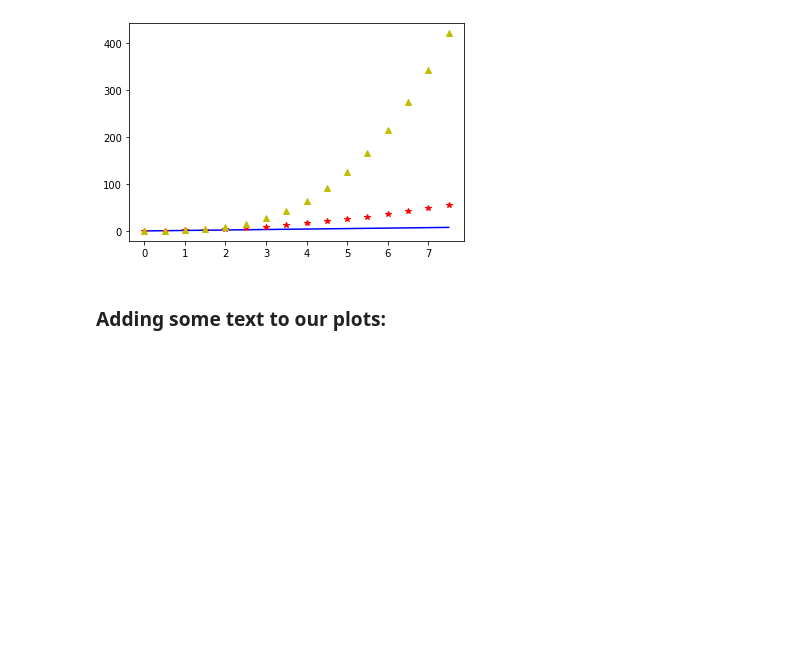
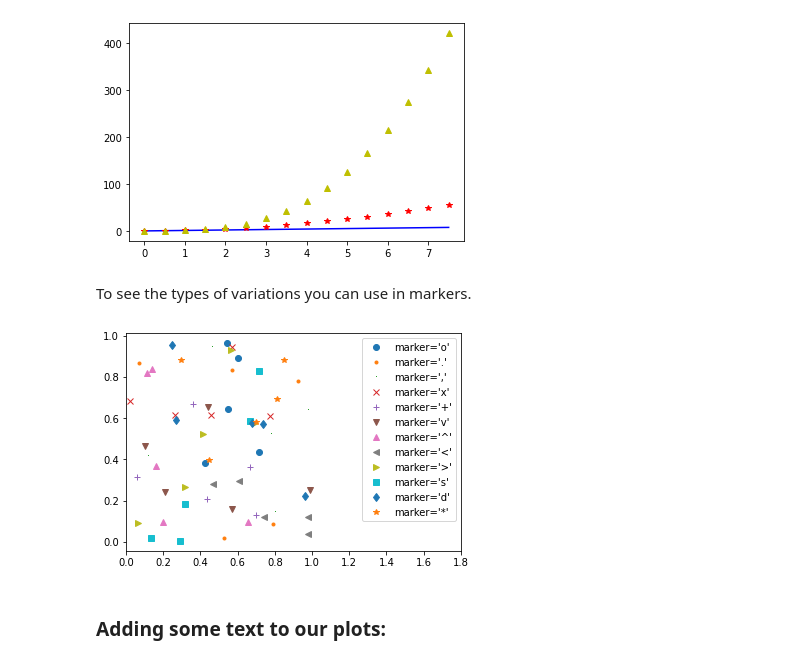
Before and after one commit to suzannelittle/ca682i, a Jupyter notebook: notebooks/matplotlib.ipynb, the cells around one changed output. Drawn from its saved outputs; the diff is of its cells as text; code cells hidden in the pictures; blank space fills up the shorter version.

```diff
--- a/notebooks/matplotlib.ipynb
+++ b/notebooks/matplotlib.ipynb
@@ -93,6 +93,17 @@ plt.plot(x, x, 'b-', x, x**2, 'r*', x, x**3, 'y^', linewidth=1.5)
 plt.show()
 # %% [output]
 [figure]
+# %% [markdown]
+To see the types of variations you can use in markers.
+# %%
+rng = np.random.RandomState(0)
+for marker in ['o', '.', ',', 'x', '+', 'v', '^', '<', '>', 's', 'd', '*']:
+    plt.plot(rng.rand(5), rng.rand(5), marker,
+             label="marker='{0}'".format(marker))
+plt.legend(numpoints=1)
+plt.xlim(0, 1.8);
+# %% [output]
+[figure, added]
 # %% [markdown]
 ### Adding some text to our plots:
 # %% [markdown]
```
